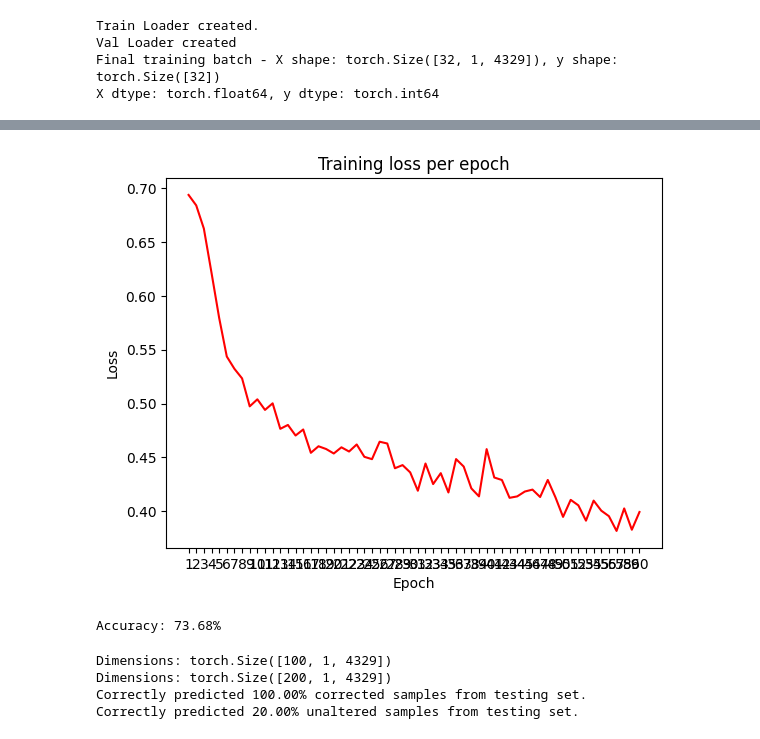
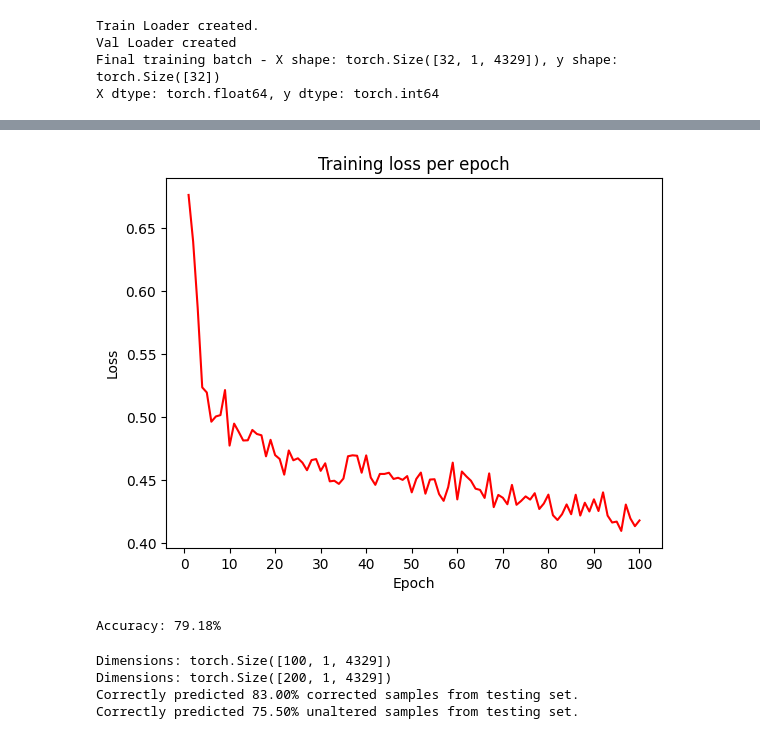
Before and after one commit to MartinKonecnik/magistrska, a Jupyter notebook: main.ipynb, the cells around one changed output, grey strips where cells are left out. Saved outputs shown, nothing was run; the diff lists cells and outputs as text; code cells hidden in the pictures.

Commit message:
Make x axis in epoch chart useful

```diff
--- a/main.ipynb
+++ b/main.ipynb
@@ -232,7 +232,7 @@ gc.collect()
 torch.multiprocessing.set_start_method('spawn', force=True)
 
 # Define variables
-lr = 0.001
+lr = 0.005
 epochs = 100
 batch_size = 32
 
@@ -309,12 +309,12 @@ Epoch 60, Loss: 0.3993
 # %%
 plt.plot(range(1, num_epochs + 1), np.array(loss_list), 'r')
 plt.title('Training loss per epoch')
 plt.xlabel('Epoch')
-plt.xticks(range(1, num_epochs + 1))
+plt.xticks(range(0, num_epochs + 1, 10))
 plt.ylabel('Loss')
 plt.show()
 # %% [output]
-[figure, old version]
+[figure, new version]
 # %%
 model.eval()
 with torch.no_grad():
@@ -329,7 +329,7 @@ with torch.no_grad():
     acc = 100 * correct / total
     print(f'Accuracy: {acc:.2f}%')
 # %% [output]
-Accuracy: 73.68%
+Accuracy: 79.18%
 # %%
 # Check how the model works on the testing data.
 test_avg_corrected = torch.from_numpy(np.mean(test_corrected, axis=0)).unsqueeze(1).float().cuda()
@@ -369,8 +369,8 @@ print(f'Correctly predicted {accuracy:.2f}% unaltered samples from testing set.'
 # %% [output]
 Dimensions: torch.Size([100, 1, 4329])
 Dimensions: torch.Size([200, 1, 4329])
-Correctly predicted 100.00% corrected samples from testing set.
-Correctly predicted 20.00% unaltered samples from testing set.
+Correctly predicted 83.00% corrected samples from testing set.
+Correctly predicted 75.50% unaltered samples from testing set.
 # %%
 from cestel_helpers.version import get_version
 
```
Also changed, not shown: parts of 1 cell of this notebook.
